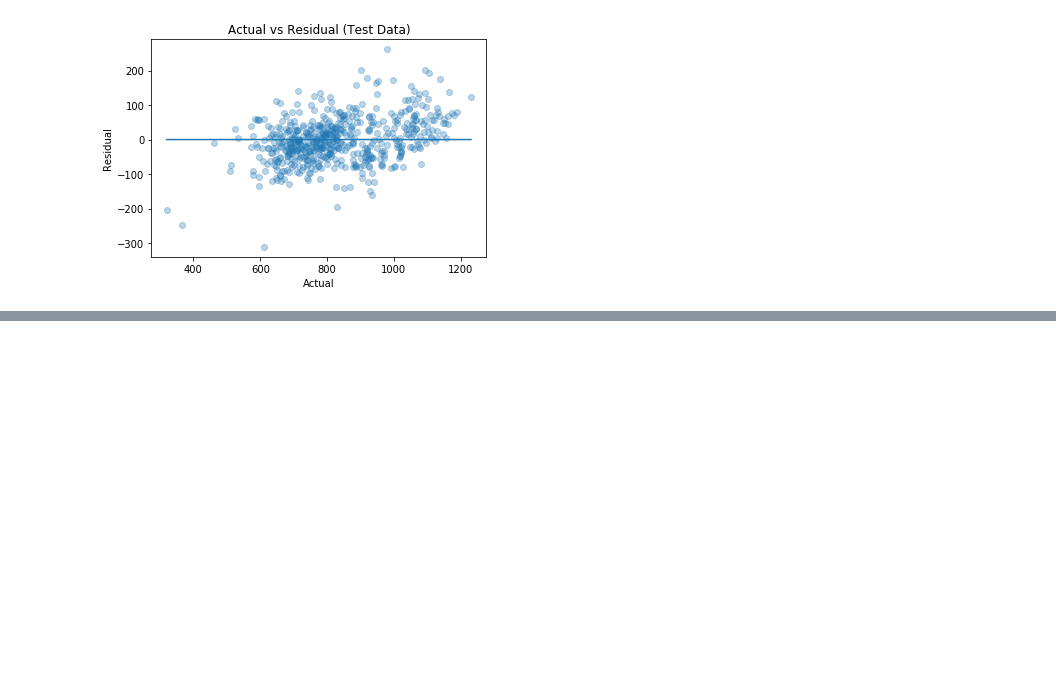
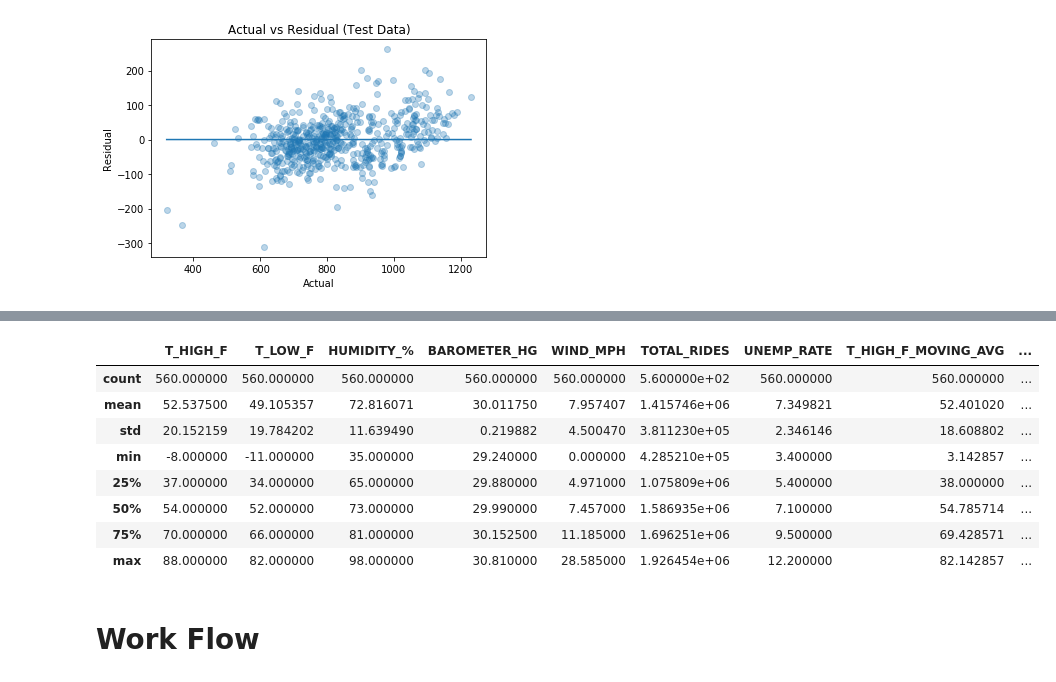
Before and after one commit to silvernine209/chicago_crime_rate_predictor, a Jupyter notebook: project_2_luther_lee_matthew.ipynb, the cells around one changed output, grey strips where cells are left out. Drawn from its saved outputs; the diff is of its cells as text; code cells hidden in the pictures; blank space fills up the shorter version.

```diff
--- a/project_2_luther_lee_matthew.ipynb
+++ b/project_2_luther_lee_matthew.ipynb
@@ -666,0 +676,2 @@ graph_residual(y_test,y_test-clf_elastic_rand_grid.predict(X_test[features_all])
+# %%
+X_test['RESIDUAL'] = y_test-clf_elastic_rand_grid.predict(X_test[features_all])
@@ -666,0 +684,3 @@ graph_residual(y_test,y_test-clf_elastic_rand_grid.predict(X_test[features_all])
+# %%
+X_test = X_test.copy()
+X_test['CRIME_COUNT'] = y_test.copy()
@@ -667 +714,17 @@ graph_residual(y_test,y_test-clf_elastic_rand_grid.predict(X_test[features_all])
+# %%
+X_test[['DATE_TIME_PROCESSED', 'T_HIGH_F', 'T_LOW_F', 'HUMIDITY_%',
+       'BAROMETER_HG', 'WIND_MPH', 'TOTAL_RIDES', 'UNEMP_RATE',
+       'T_HIGH_F_MOVING_AVG', 'RESIDUAL', 'CRIME_COUNT']].describe()
+# %% [output]
+|  | T_HIGH_F | T_LOW_F | HUMIDITY_% | BAROMETER_HG | WIND_MPH | TOTAL_RIDES | UNEMP_RATE | T_HIGH_F_MOVING_AVG | ... |
+| count | 560.000000 | 560.000000 | 560.000000 | 560.000000 | 560.000000 | 5.600000e+02 | 560.000000 | 560.000000 | ... |
+| mean | 52.537500 | 49.105357 | 72.816071 | 30.011750 | 7.957407 | 1.415746e+06 | 7.349821 | 52.401020 | ... |
+| std | 20.152159 | 19.784202 | 11.639490 | 0.219882 | 4.500470 | 3.811230e+05 | 2.346146 | 18.608802 | ... |
+| min | -8.000000 | -11.000000 | 35.000000 | 29.240000 | 0.000000 | 4.285210e+05 | 3.400000 | 3.142857 | ... |
+| 25% | 37.000000 | 34.000000 | 65.000000 | 29.880000 | 4.971000 | 1.075809e+06 | 5.400000 | 38.000000 | ... |
+| 50% | 54.000000 | 52.000000 | 73.000000 | 29.990000 | 7.457000 | 1.586935e+06 | 7.100000 | 54.785714 | ... |
+| 75% | 70.000000 | 66.000000 | 81.000000 | 30.152500 | 11.185000 | 1.696251e+06 | 9.500000 | 69.428571 | ... |
+| max | 88.000000 | 82.000000 | 98.000000 | 30.810000 | 28.585000 | 1.926454e+06 | 12.200000 | 82.142857 | ... |
+# %% [markdown]
+# Work Flow
 # %% [markdown]
```
Also changed, not shown: parts of 19 cells of this notebook.
